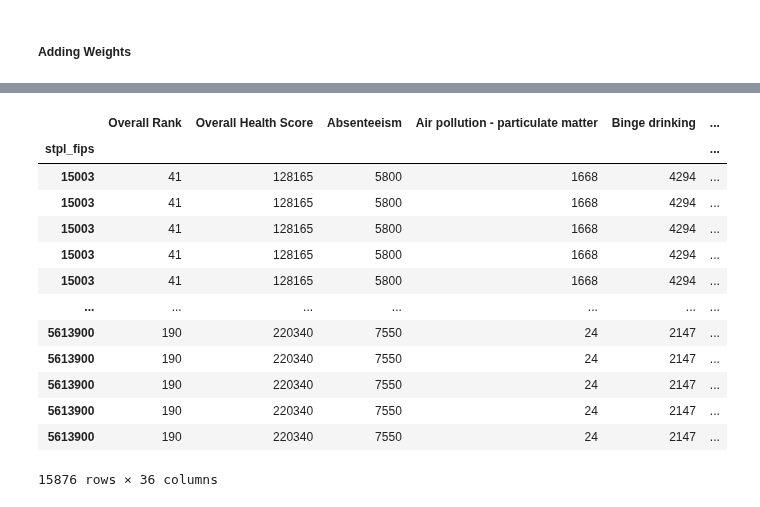
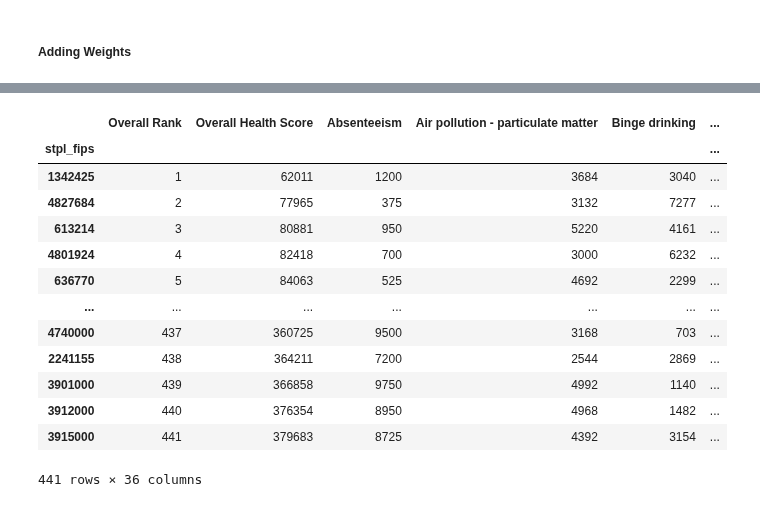
Before and after one commit to lilfetz22/Health_Scores_CAP2, a Jupyter notebook: scripts/ML_no_visualizations.ipynb, the cells around one changed output, grey strips where cells are left out. Drawn from its saved outputs; the diff is of its cells as text; code cells hidden in the pictures.

```diff
--- a/scripts/ML_no_visualizations.ipynb
+++ b/scripts/ML_no_visualizations.ipynb
@@ -689,17 +702,23 @@ city_state_names
-# %%
-final_ranks_city.merge(city_state_names, how='left', left_index=True, right_index=True)
-# %% [output]
-|  | Overall Rank | Overall Health Score | Absenteeism | Air pollution - particulate matter | Binge drinking | ... |
-| stpl_fips |  |  |  |  |  | ... |
-| 15003 | 41 | 128165 | 5800 | 1668 | 4294 | ... |
-| 15003 | 41 | 128165 | 5800 | 1668 | 4294 | ... |
-| 15003 | 41 | 128165 | 5800 | 1668 | 4294 | ... |
-| 15003 | 41 | 128165 | 5800 | 1668 | 4294 | ... |
-| 15003 | 41 | 128165 | 5800 | 1668 | 4294 | ... |
-| ... | ... | ... | ... | ... | ... | ... |
-| 5613900 | 190 | 220340 | 7550 | 24 | 2147 | ... |
-| 5613900 | 190 | 220340 | 7550 | 24 | 2147 | ... |
-| 5613900 | 190 | 220340 | 7550 | 24 | 2147 | ... |
-| 5613900 | 190 | 220340 | 7550 | 24 | 2147 | ... |
-| 5613900 | 190 | 220340 | 7550 | 24 | 2147 | ... |
-15876 rows × 36 columns
+# %%
+healthiest_city = final_ranks_city.merge(city_state_names, how='left', left_index=True,
+                                         right_index=True)
+healthiest_city = healthiest_city.set_index(['city_name','state_abbr'], append=True)
+healthiest_city.to_csv('/content/gdrive/My Drive/Health_Scores_CAP2/manipulated_data/final_scores_city.csv')
+healthiest_city_rank_score = healthiest_city.loc[:, ['Overall Rank','Overall Health Score']]
+healthiest_city_rank_score.to_csv('/content/gdrive/My Drive/Health_Scores_CAP2/manipulated_data/final_scores_city_abb.csv')
+healthiest_city
+# %% [output]
+|  | Overall Rank | Overall Health Score | Absenteeism | Air pollution - particulate matter | Binge drinking | ... |
+| stpl_fips |  |  |  |  |  | ... |
+| 1342425 | 1 | 62011 | 1200 | 3684 | 3040 | ... |
+| 4827684 | 2 | 77965 | 375 | 3132 | 7277 | ... |
+| 613214 | 3 | 80881 | 950 | 5220 | 4161 | ... |
+| 4801924 | 4 | 82418 | 700 | 3000 | 6232 | ... |
+| 636770 | 5 | 84063 | 525 | 4692 | 2299 | ... |
+| ... | ... | ... | ... | ... | ... | ... |
+| 4740000 | 437 | 360725 | 9500 | 3168 | 703 | ... |
+| 2241155 | 438 | 364211 | 7200 | 2544 | 2869 | ... |
+| 3901000 | 439 | 366858 | 9750 | 4992 | 1140 | ... |
+| 3912000 | 440 | 376354 | 8950 | 4968 | 1482 | ... |
+| 3915000 | 441 | 379683 | 8725 | 4392 | 3154 | ... |
+441 rows × 36 columns
```
Also changed, not shown: parts of 9 cells of this notebook.
